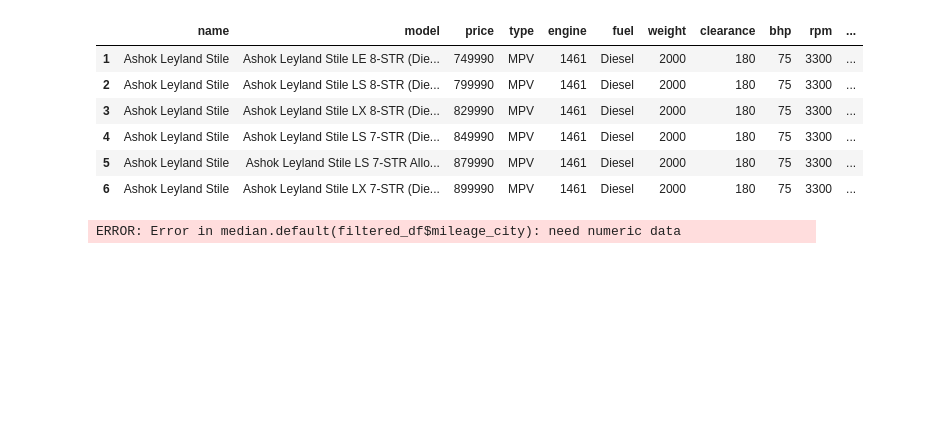
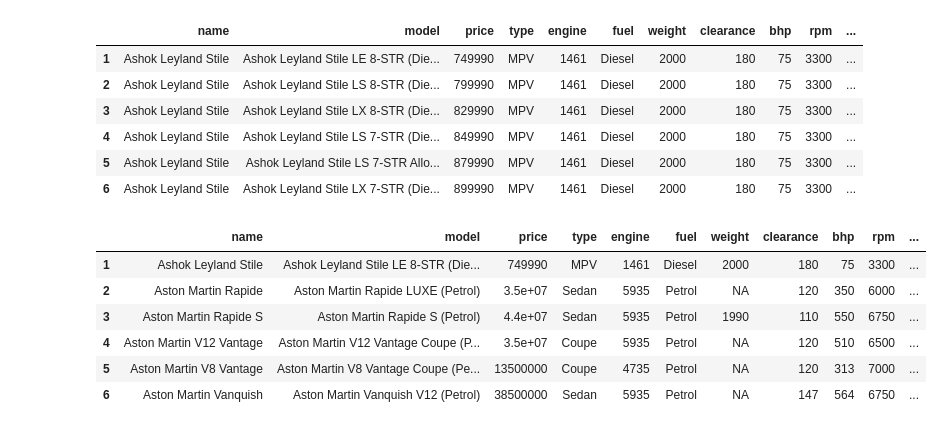
Before and after one commit to unnati-xyz/intro-R-data-science, a Jupyter notebook: cars/Refine.ipynb, the cells around one changed output. Cells and saved outputs as stored; diff of their text form; code cells hidden in the pictures; blank space fills up the shorter version.

```diff
--- a/cars/Refine.ipynb
+++ b/cars/Refine.ipynb
@@ -519,7 +529,13 @@ head(cleaned_df)
 by_name <- group_by(cleaned_df, name)
 # %%
 filtered_df <- slice(by_name,which.min(price))
-# %%
-write.csv2
-# %% [output]
-ERROR: Error in median.default(filtered_df$mileage_city): need numeric data
+# %%
+head(filtered_df)
+# %% [output]
+|  | name | model | price | type | engine | fuel | weight | clearance | bhp | rpm | ... |
+| 1 | Ashok Leyland Stile | Ashok Leyland Stile LE 8-STR (Die... | 749990 | MPV | 1461 | Diesel | 2000 | 180 | 75 | 3300 | ... |
+| 2 | Aston Martin Rapide | Aston Martin Rapide LUXE (Petrol) | 3.5e+07 | Sedan | 5935 | Petrol | NA | 120 | 350 | 6000 | ... |
+| 3 | Aston Martin Rapide S | Aston Martin Rapide S (Petrol) | 4.4e+07 | Sedan | 5935 | Petrol | 1990 | 110 | 550 | 6750 | ... |
+| 4 | Aston Martin V12 Vantage | Aston Martin V12 Vantage Coupe (P... | 3.5e+07 | Coupe | 5935 | Petrol | NA | 120 | 510 | 6500 | ... |
+| 5 | Aston Martin V8 Vantage | Aston Martin V8 Vantage Coupe (Pe... | 13500000 | Coupe | 4735 | Petrol | NA | 120 | 313 | 7000 | ... |
+| 6 | Aston Martin Vanquish | Aston Martin Vanquish V12 (Petrol) | 38500000 | Sedan | 5935 | Petrol | NA | 147 | 564 | 6750 | ... |
```
Also changed, not shown: parts of 2 cells of this notebook, 1 other file.
